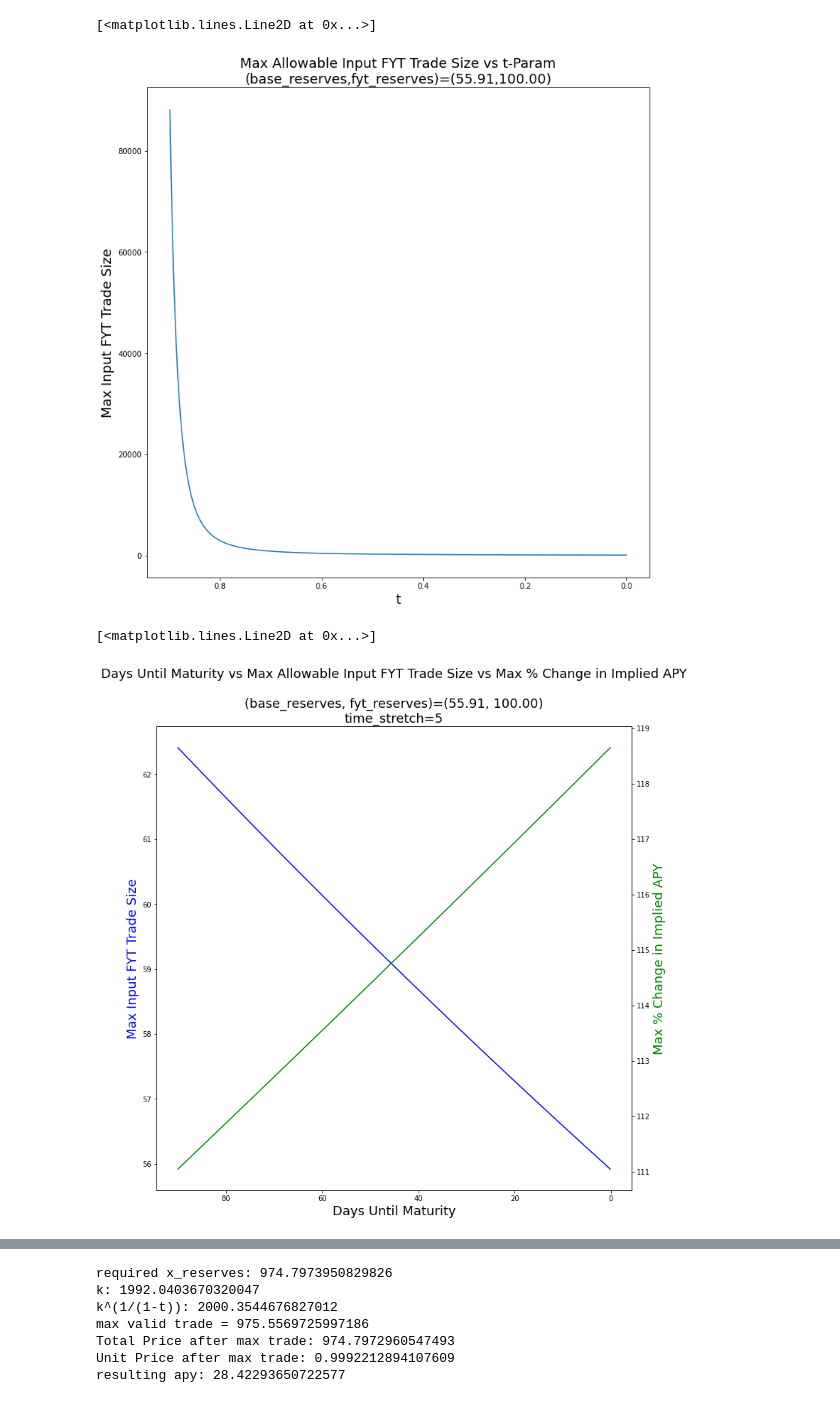
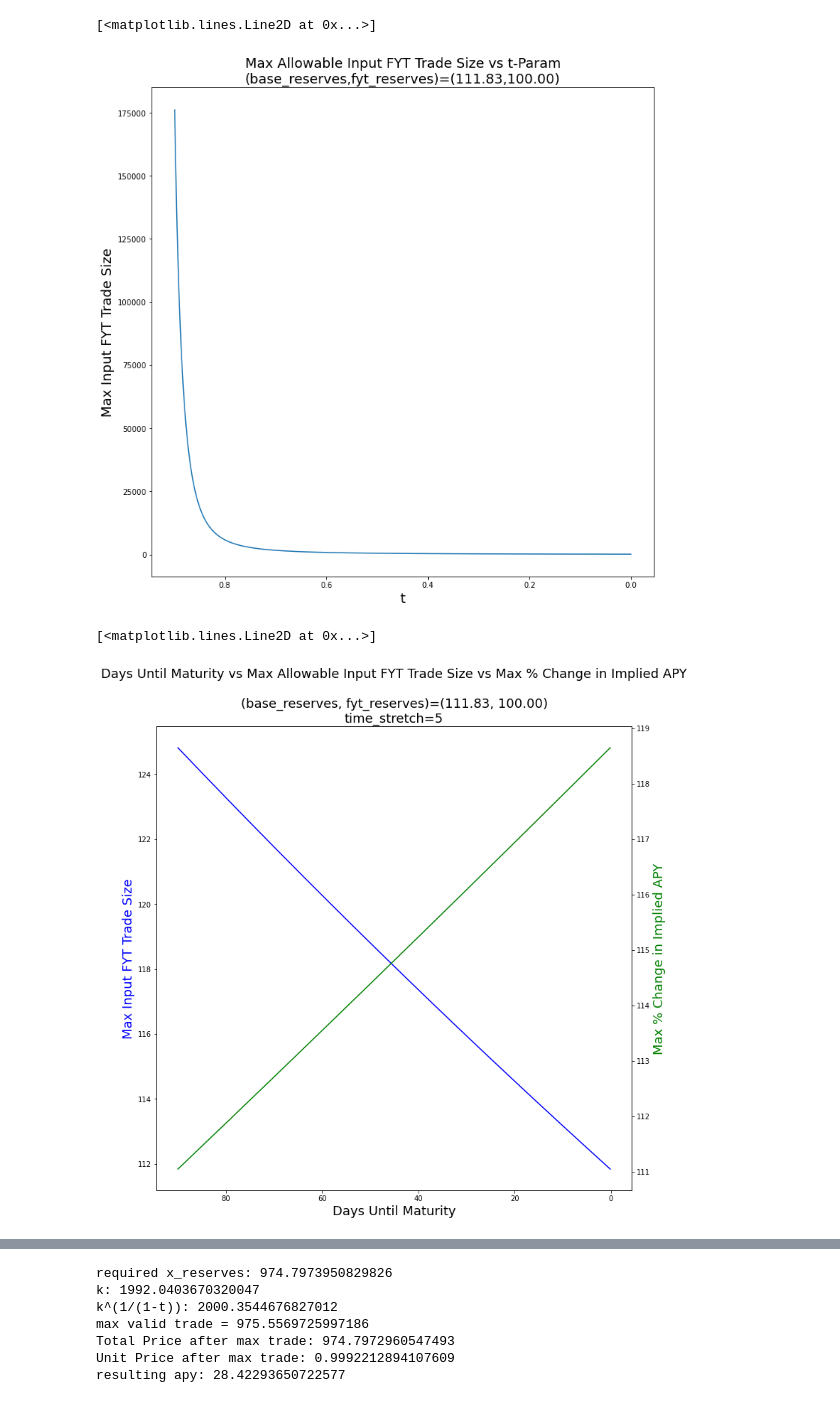
Before and after one commit to delvtech/agent0, a Jupyter notebook: limits_to_price_discovery.ipynb, the cells around one changed output, grey strips where cells are left out. Cells and saved outputs as stored; diff of their text form; code cells hidden in the pictures.

```diff
--- a/limits_to_price_discovery.ipynb
+++ b/limits_to_price_discovery.ipynb
@@ -2,9 +2,9 @@
 import math
 
 def calc_x_reserves(APY,y_reserves,days_until_maturity,time_stretch):
-  t=days_until_maturity/(365*time_stretch)
-  T=days_until_maturity/365
-  return y_reserves/((1-T*(APY/100))**(-1/t)-1)
+    t=days_until_maturity/(365*time_stretch)
+    T=days_until_maturity/365
+    return y_reserves*(-(2/((1-T*APY/100)**(1/t)-1))-2)
 
 def calc_price(x_reserves,y_reserves,total_supply,days_until_maturity,time_stretch):
   t=days_until_maturity/(365*time_stretch)
@@ -108,7 +108,7 @@ days_until_maturity = tranche_length
 time_stretch = 5
 y_reserves = 50
 x_reserves = calc_x_reserves(APY,y_reserves,tranche_length,time_stretch)
-total_supply=x_reserves
+total_supply=x_reserves+y_reserves
 print("required x_reserves: " + str(x_reserves))
 g=0.05
 t=days_until_maturity/(365*time_stretch)
@@ -196,35 +196,35 @@ plt.show()
 import numpy as np
 import matplotlib.pyplot as plt
 
 APY = 20
 days_until_maturity = 90
 time_stretch = 5
 y_reserves = 100
 x_reserves = calc_x_reserves(APY,y_reserves,days_until_maturity,time_stretch)
-total_supply=x_reserves
+total_supply=x_reserves+y_reserves
 epsilon=.0000001
 
 times = []
 max_trade_amounts = []
 
 for t in np.arange(328, 0, -.1):
   times.append(t/365)
   max_trade = calc_max_trade(y_reserves+total_supply,x_reserves,t/365)-epsilon
   max_trade_amounts.append(max_trade)
 
 
 fig, ax = plt.subplots(figsize=(12,12))
 
 x=times
 y=max_trade_amounts
 ax.set_title("Max Allowable Input FYT Trade Size vs t-Param\n(base_reserves,fyt_reserves)=({:.2f},{:.2f})".format(x_reserves,y_reserves),fontsize=18)
 ax.set_xlabel("t",fontsize=18)
 ax.set_ylabel("Max Input FYT Trade Size",fontsize=18)
 ax.invert_xaxis()
 ax.plot(x, y)
 # %% [output]
 [<matplotlib.lines.Line2D at 0x...>]
-[figure, old version]
+[figure, new version]
 # %%
 import matplotlib.pyplot as plt
 import numpy as np
@@ -233,9 +233,9 @@ days_until_maturity = 90
 time_stretch = 5
 y_reserves = 100
 x_reserves = calc_x_reserves(APY,y_reserves,days_until_maturity,time_stretch)
-total_supply=x_reserves
+total_supply=x_reserves+y_reserves
 epsilon=.0000001
-
+g=.1
 times = []
 days_until_maturity_list = []
 max_trade_amounts = []
@@ -246,7 +246,7 @@ for t in np.arange(days_until_maturity, 0, -.1):
   days_until_maturity_list.append(t)
   max_trade = calc_max_trade(y_reserves+total_supply,x_reserves,t/(365*time_stretch))-epsilon
   max_trade_amounts.append(max_trade)
-  (with_fee,without_fee,fee)=calc_out_given_in(max_trade,y_reserves+total_supply,x_reserves,"base",.05,t/(365*time_stretch))
+  (with_fee,without_fee,fee)=calc_out_given_in(max_trade,y_reserves+total_supply,x_reserves,"base",g,t/(365*time_stretch))
   resulting_apy=calc_apy(without_fee/max_trade,t)
   resulting_apys.append((resulting_apy-APY)/APY * 100)
 
@@ -266,7 +266,7 @@ ax2.set_ylabel("Max % Change in Implied APY",fontsize=18,color='g')
 ax2.plot(x, y2,'g-')
 # %% [output]
 [<matplotlib.lines.Line2D at 0x...>]
-[figure, old version]
+[figure, new version]
 # %%
 
 import matplotlib.pyplot as plt
```
Also changed, not shown: parts of 20 cells of this notebook.
